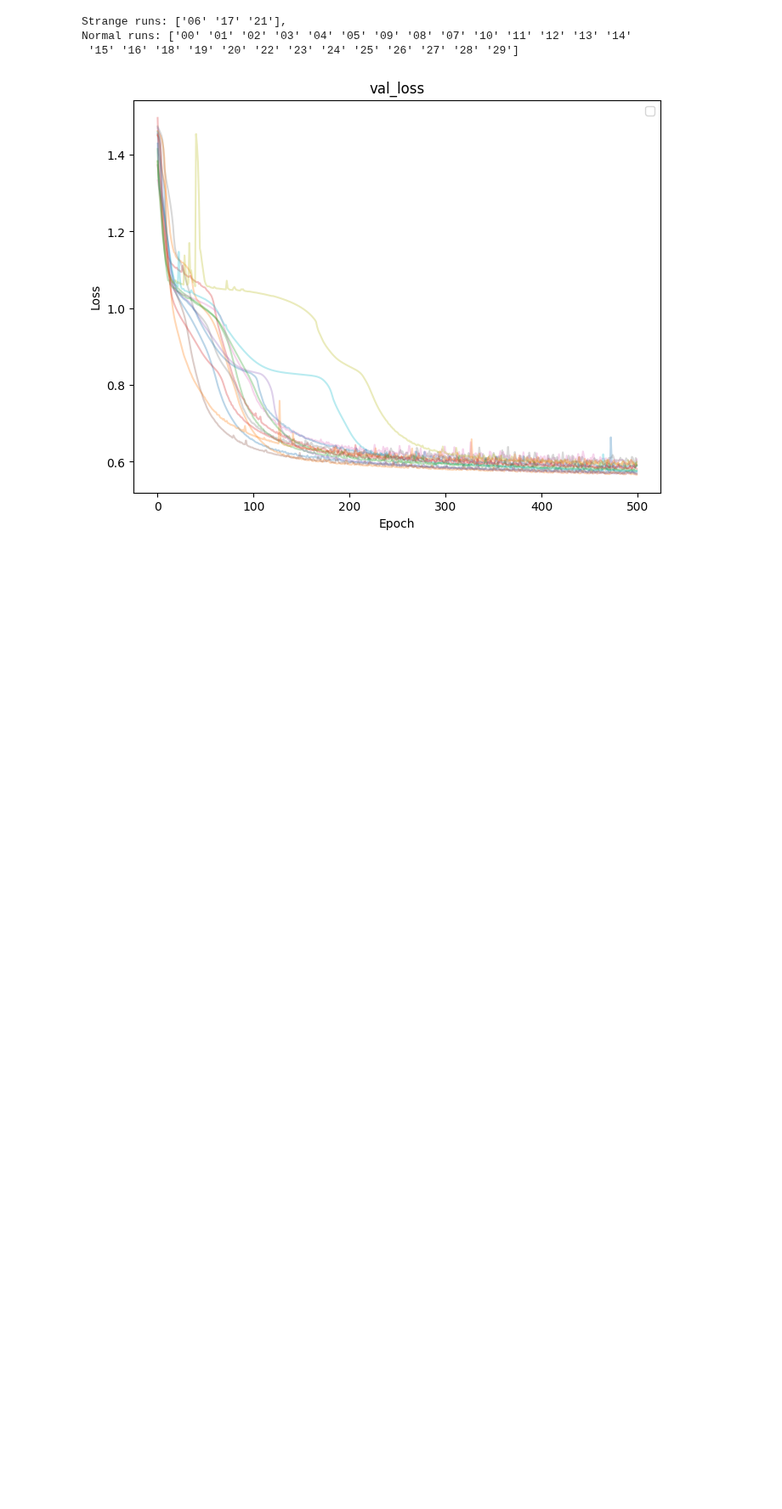
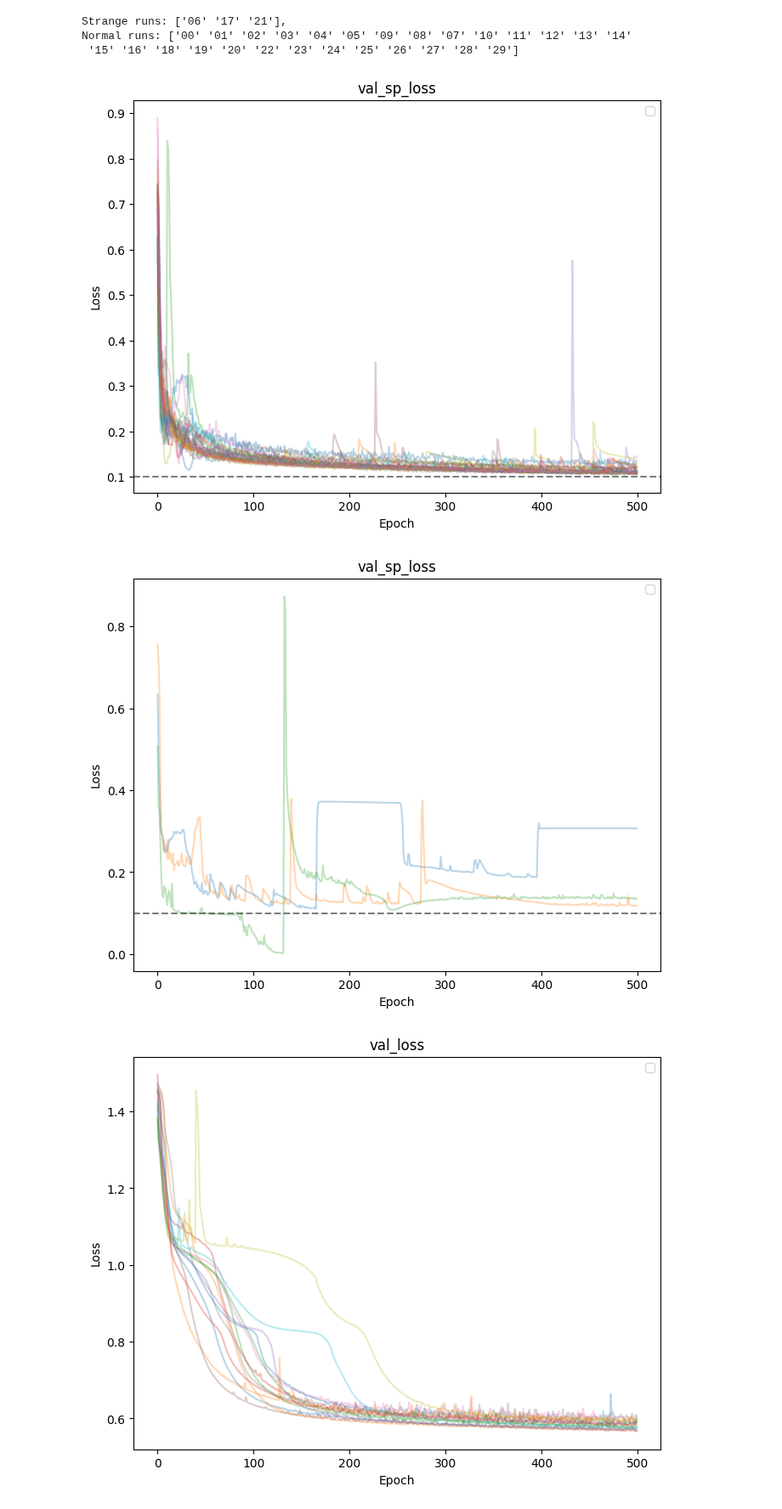
Before and after one commit to neuroneural/DECIFRA, a Jupyter notebook: scripts/01_DECIFRA_pretraining.ipynb, the cells around one changed output. Shown at 85% size. Saved outputs shown, nothing was run; the diff lists cells and outputs as text; code cells hidden in the pictures; blank space fills up the shorter version.

```diff
--- a/scripts/01_DECIFRA_pretraining.ipynb
+++ b/scripts/01_DECIFRA_pretraining.ipynb
@@ -118,0 +145,24 @@ train_logs = trainer.run()
+# %%
+# get inference time
+
+from src.trainers.BasicPreTrainer import BasicPreTrainer
+from src.models.DECIFRA import DECIFRA
+import time
+
+device = torch.device("cuda")
+
+model = DECIFRA(model_cfg).to(device)
+
+train_input = torch.tensor(train_data, dtype=torch.float32).to(device)
+# train_input = torch.tensor(train_data[:1], dtype=torch.float32).to(device)
+print("data shape: ", train_data.shape)
+
+# set timer
+start_time = time.time()
+# run inference
+with torch.no_grad():
+    model.eval()
+    outputs = model(train_input)
+end_time = time.time()
+inference_time = end_time - start_time
+print(f"Inference time for {train_input.shape[0]} samples: {inference_time:.4f} seconds")
@@ -273,15 +328,22 @@ def get_csvs(path, tag=None):
 
     return all_logs
 
-def plot_exps_in_df(df, losses=["val_loss"]):
+def plot_exps_in_df(df, losses=["val_loss"], h_axes = []):
 
     for i, loss in enumerate(losses):
         plt.figure(figsize=(8,6))
         for run in df["exp"].unique():
             run_df = df[df["exp"]==run]
-            plt.plot(run_df[loss].values, alpha=0.3)
+            # check if only one category is present; else plot them separately
+            if df["tag"].nunique() == 1:
+                plt.plot(run_df[loss].values, alpha=0.3)
+            else:
+                plt.plot(run_df[loss].values, alpha=0.3, label=run)
         plt.xlabel("Epoch")
         plt.ylabel("Loss")
         plt.legend()
         plt.title(loss)
+        for coord in h_axes:
+            plt.axhline(y=coord, color='black', linestyle='--', alpha=0.5, label=f'Target {coord}')
+
         plt.show()
@@ -298,6 +362,13 @@ print(f"Strange runs: {vanilla_logs[vanilla_logs['strange']==True]['exp'].unique
 Strange runs: ['06' '17' '21'],
 Normal runs: ['00' '01' '02' '03' '04' '05' '09' '08' '07' '10' '11' '12' '13' '14'
  '15' '16' '18' '19' '20' '22' '23' '24' '25' '26' '27' '28' '29']
+# %%
+# plot sparsity losses
+plot_exps_in_df(vanilla_logs[vanilla_logs["strange"]==False], losses=["val_sp_loss"], h_axes=[0.1])
+plot_exps_in_df(vanilla_logs[vanilla_logs["strange"]==True], losses=["val_sp_loss"], h_axes=[0.1])
+# %% [output]
+[figure, added]
+[figure, added]
 # %%
 sp05_logs = get_csvs("/data/users2/ppopov1/DECIFRA/assets/logs/1_pretrain_DECIFRA_sp05_LR01", tag="sp05")
 plot_exps_in_df(sp05_logs[sp05_logs["strange"]==False])
```
Also changed, not shown: parts of 19 cells of this notebook, 30 other files.
